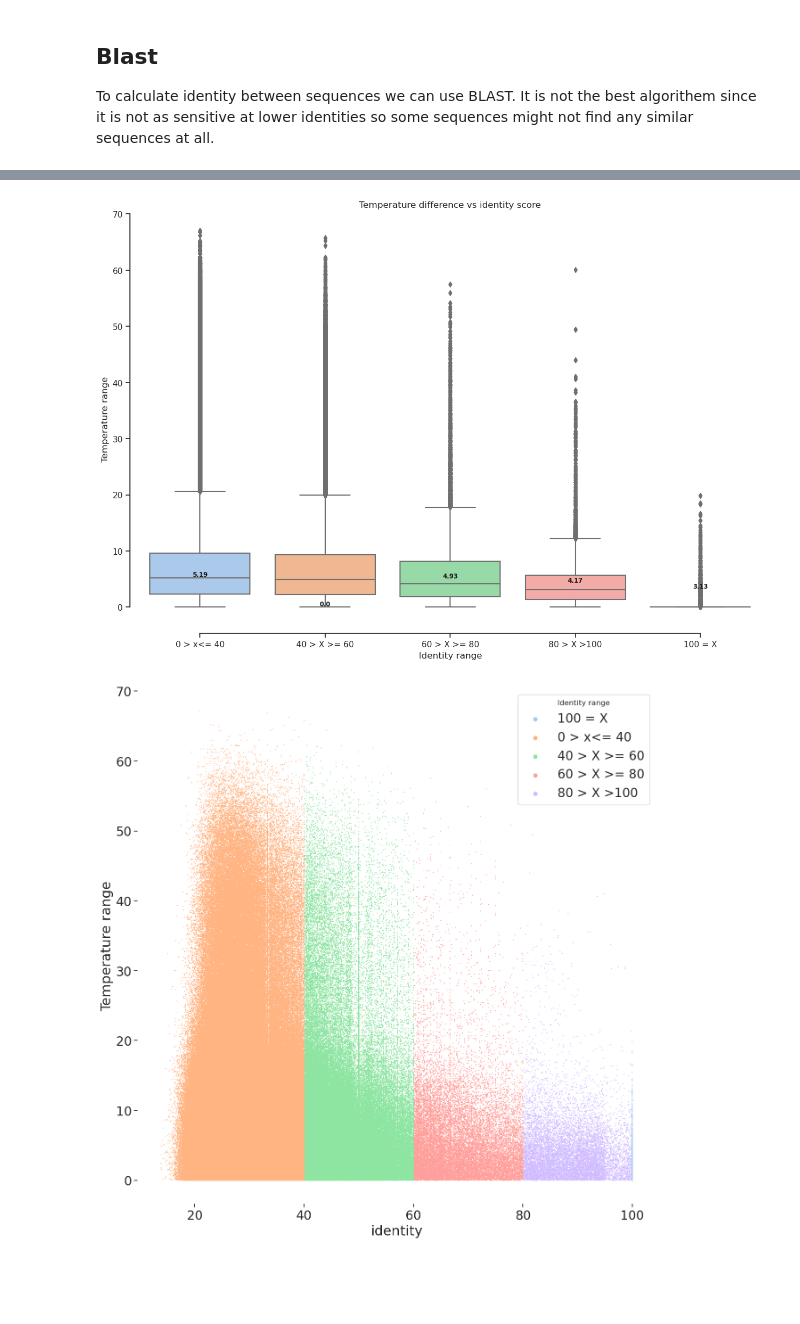
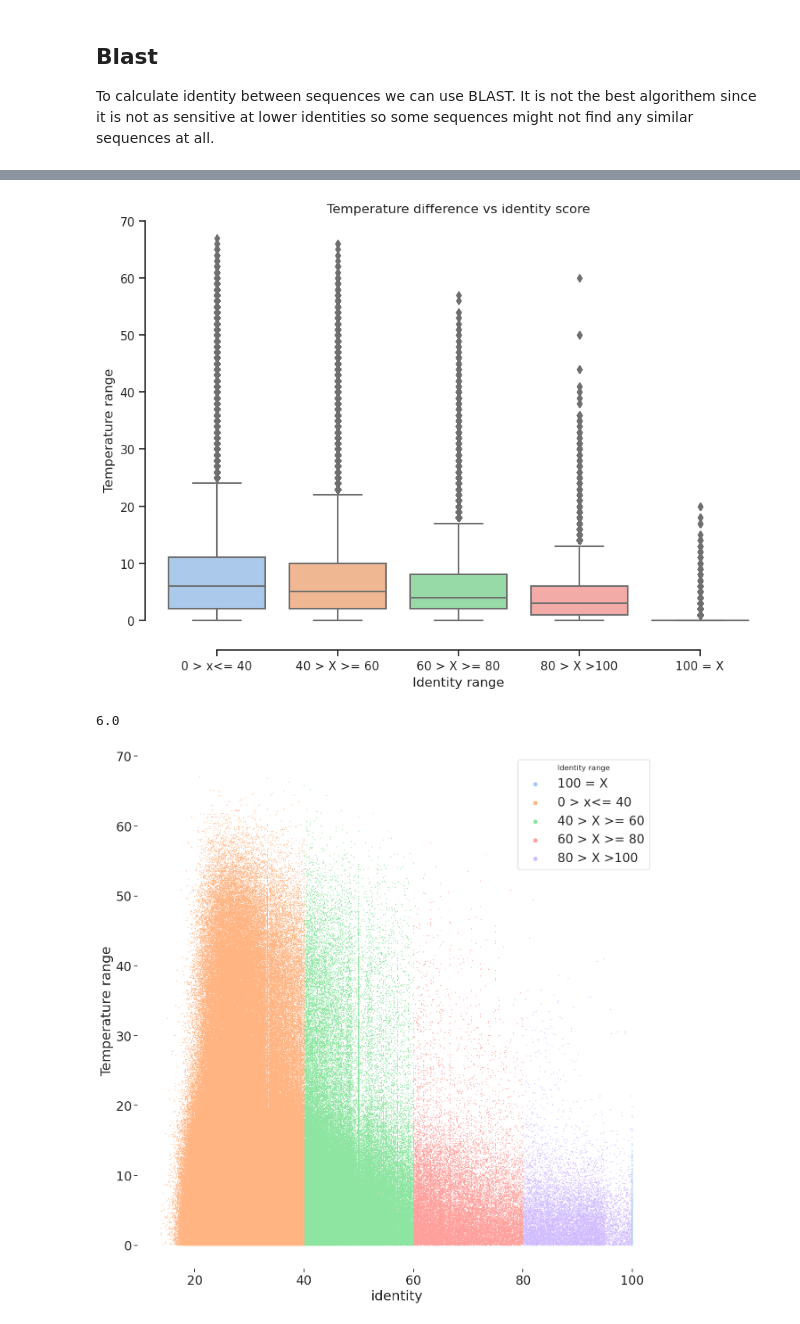
Before and after one commit to Umbriona/Classificationin_in_bioinformatics, a Jupyter notebook: src/Data_analysis.ipynb, the cells around one changed output, grey strips where cells are left out. Drawn from its saved outputs; the diff is of its cells as text; code cells hidden in the pictures; blank space fills up the shorter version.

```diff
--- a/src/Data_analysis.ipynb
+++ b/src/Data_analysis.ipynb
@@ -82,23 +85,28 @@ df.dropna().head()
 # %%
-fig = plt.figure(figsize=[15,10])
+fig = plt.figure(figsize=[10,7])
 sns.set_theme(style="ticks", palette="pastel")
 # Draw a nested boxplot to show bills by day and time
 box_plot = sns.boxplot(x="Identity range",
             y="Temperature range",
             data=df,
             order=["0 > x<= 40", "40 > X >= 60", "60 > X >= 80", "80 > X >100",  "100 = X"])
 
 medians = df.groupby(["Identity range"])["Temperature range"].median().round(2)# .sort_values(ascending=False)
 vertical_offset = df["Temperature range"].median() * 0.05 # offset from median for display
 
-for xtick in box_plot.get_xticks():
-    box_plot.text(xtick,medians[xtick] + vertical_offset,medians[xtick],
-            horizontalalignment='center',size='x-small',color='k',weight='semibold')
+#for xtick in  box_plot.get_xticks():
+#    box_plot.text(xtick,medians[xtick] + vertical_offset, medians[xtick],
+#            horizontalalignment='center',size='x-small',color='k',weight='semibold')
 sns.despine(offset=10, trim=True)
 plt.title("Temperature difference vs identity score")
+plt.savefig("../results/img/Identity_vs_temp_diff.png")
 plt.show()
 # %% [output]
-[figure, old version]
+[figure, new version]
+# %%
+medians[0]
+# %% [output]
+6.0
 # %%
 f, ax = plt.subplots(figsize=(15, 15))
 sns.despine(f, left=True, bottom=True)
```
Also changed, not shown: parts of 2 cells of this notebook, 10 other files.
